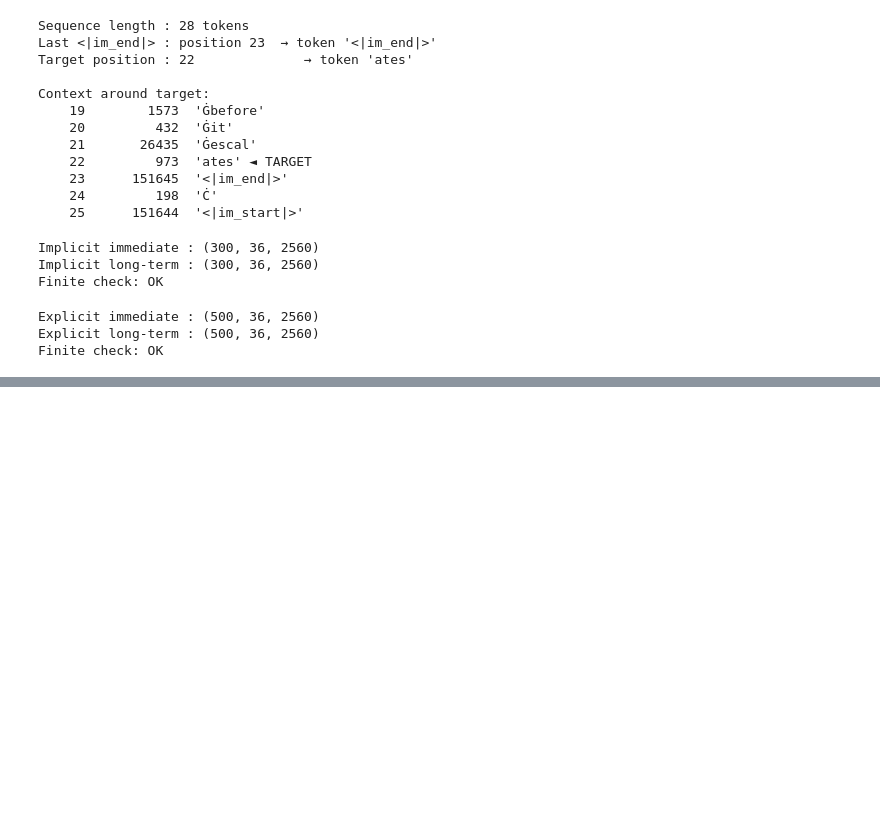
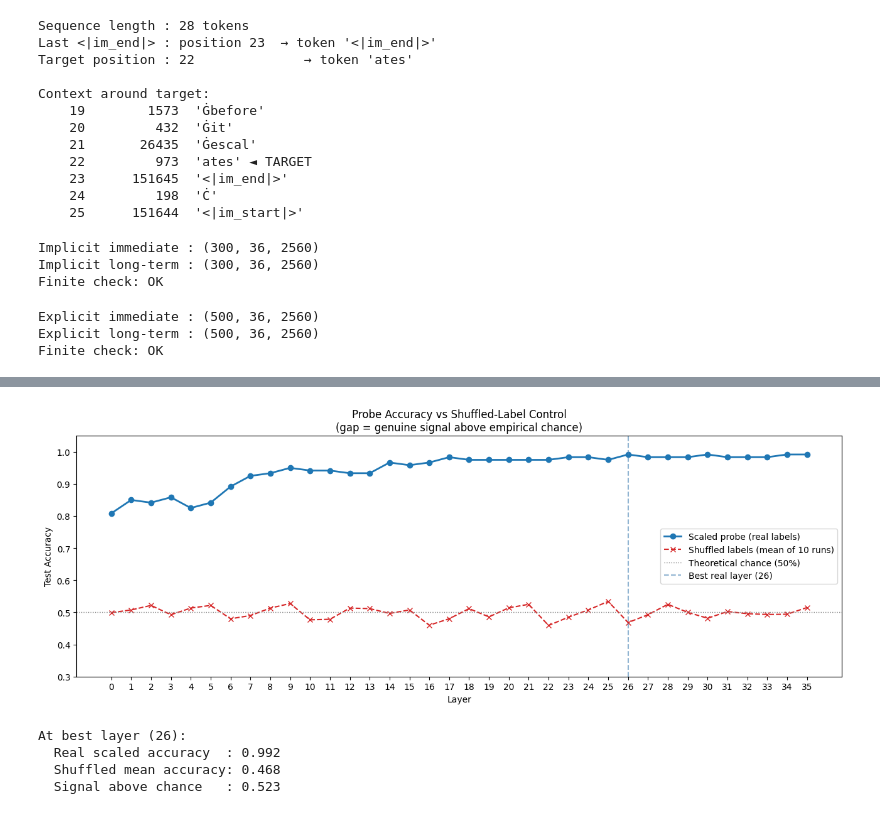
Before and after one commit to Avi161/temporal-awareness, a Jupyter notebook: notebooks/08_steering_from_scratch.ipynb, the cells around one changed output, grey strips where cells are left out. Drawn from its saved outputs; the diff is of its cells as text; code cells hidden in the pictures; blank space fills up the shorter version.

```diff
--- a/notebooks/08_steering_from_scratch.ipynb
+++ b/notebooks/08_steering_from_scratch.ipynb
@@ -558,0 +580,71 @@ At best probe layer (21):
+# %%
+# ── Shuffled-label control: empirical chance baseline ─────────────────────
+# For each layer, train 10 probes on randomly permuted y_train (same scaled
+# X_train) and score on the real y_test.  The mean accuracy gives the true
+# chance level for this dataset — any genuine signal should sit we
+# ll above it.
+
+N_SHUFFLES = 10
+rng = np.random.default_rng(RANDOM_STATE)
+
+shuffle_results = []
+
+for layer in tqdm(range(N_LAYERS), desc="Shuffled-label control"):
+    X_layer = X_impl[:, layer, :]
+
+    X_train_raw = np.concatenate([X_layer[train_idx], X_layer[train_idx + N_IMPL]], axis=0)
+    X_test_raw  = np.concatenate([X_layer[test_idx],  X_layer[test_idx  + N_IMPL]], axis=0)
+    y_train = np.array([0] * len(train_idx) + [1] * len(train_idx))
+    y_test  = np.array([0] * len(test_idx)  + [1] * len(test_idx))
+
+    # Use the same scaler that was fit during the real training
+    with open(PROBE_OUT_DIR / f"scaler_layer_{layer:02d}.pkl", "rb") as fh:
+        scaler = pickle.load(fh)
+    X_train_s = scaler.transform(X_train_raw)
+    X_test_s  = scaler.transform(X_test_raw)
+
+    accs = []
+    for _ in range(N_SHUFFLES):
+        y_shuffled = rng.permutation(y_train)
+        probe_shuf = LogisticRegression(C=0.1, max_iter=1000, random_state=RANDOM_STATE)
+        probe_shuf.fit(X_train_s, y_shuffled)
+        accs.append(probe_shuf.score(X_test_s, y_test))
+
+    shuffle_results.append({"layer": layer, "shuffle_mean_acc": float(np.mean(accs))})
+
+df_shuffle = pd.DataFrame(shuffle_results)
+df_shuffle.to_csv(PROBE_OUT_DIR / "probe_shuffle_control.csv", index=False)
+
+# ── Plot: real scaled accuracy vs shuffled-label baseline ─────────────────
+fig, ax = plt.subplots(figsize=(13, 5))
+ax.plot(df_scaled["layer"], df_scaled["test_accuracy"],
+        marker="o", linewidth=2, color="tab:blue", label="Scaled probe (real labels)")
+ax.plot(df_shuffle["layer"], df_shuffle["shuffle_mean_acc"],
+        marker="x", linewidth=1.5, color="tab:red", linestyle="--",
+        label=f"Shuffled labels (mean of {N_SHUFFLES} runs)")
+ax.axhline(0.5, color="gray", linestyle=":", linewidth=1, label="Theoretical chance (50%)")
+ax.axvline(best_layer_s, color="steelblue", linestyle="--", linewidth=1.5, alpha=0.6,
+           label=f"Best real layer ({best_layer_s})")
+
+ax.set_xlabel("Layer")
+ax.set_ylabel("Test Accuracy")
+ax.set_title("Probe Accuracy vs Shuffled-Label Control\n(gap = genuine signal above empirical chance)")
+ax.legend()
+ax.set_ylim(0.3, 1.05)
+ax.set_xticks(range(N_LAYERS))
+plt.tight_layout()
+plt.savefig(PROBE_OUT_DIR / "probe_shuffle_control.png", dpi=150)
+plt.show()
+
+gap_at_best = (df_scaled.loc[df_scaled["layer"] == best_layer_s, "test_accuracy"].values[0]
+               - df_shuffle.loc[df_shuffle["layer"] == best_layer_s, "shuffle_mean_acc"].values[0])
+print(f"At best layer ({best_layer_s}):")
+print(f"  Real scaled accuracy  : {df_scaled.loc[df_scaled['layer']==best_layer_s, 'test_accuracy'].values[0]:.3f}")
+print(f"  Shuffled mean accuracy: {df_shuffle.loc[df_shuffle['layer']==best_layer_s, 'shuffle_mean_acc'].values[0]:.3f}")
+print(f"  Signal above chance   : {gap_at_best:.3f}")
+# %% [output]
+[figure, added]
+At best layer (26):
+  Real scaled accuracy  : 0.992
+  Shuffled mean accuracy: 0.468
+  Signal above chance   : 0.523
```
Also changed, not shown: parts of 16 cells of this notebook.
